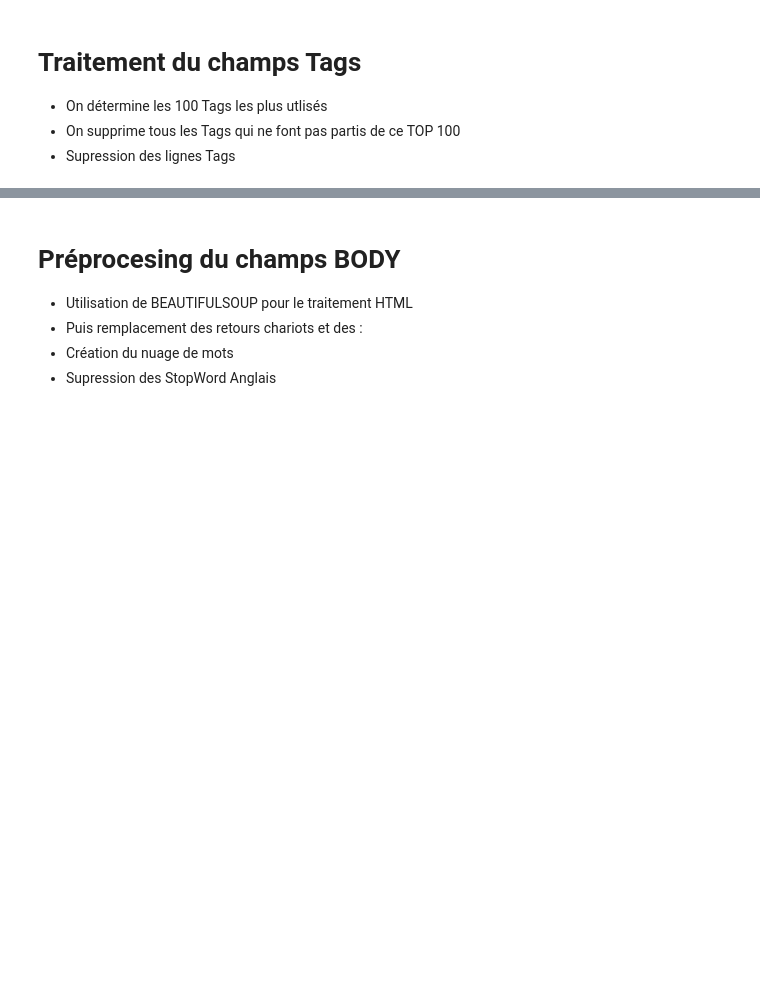
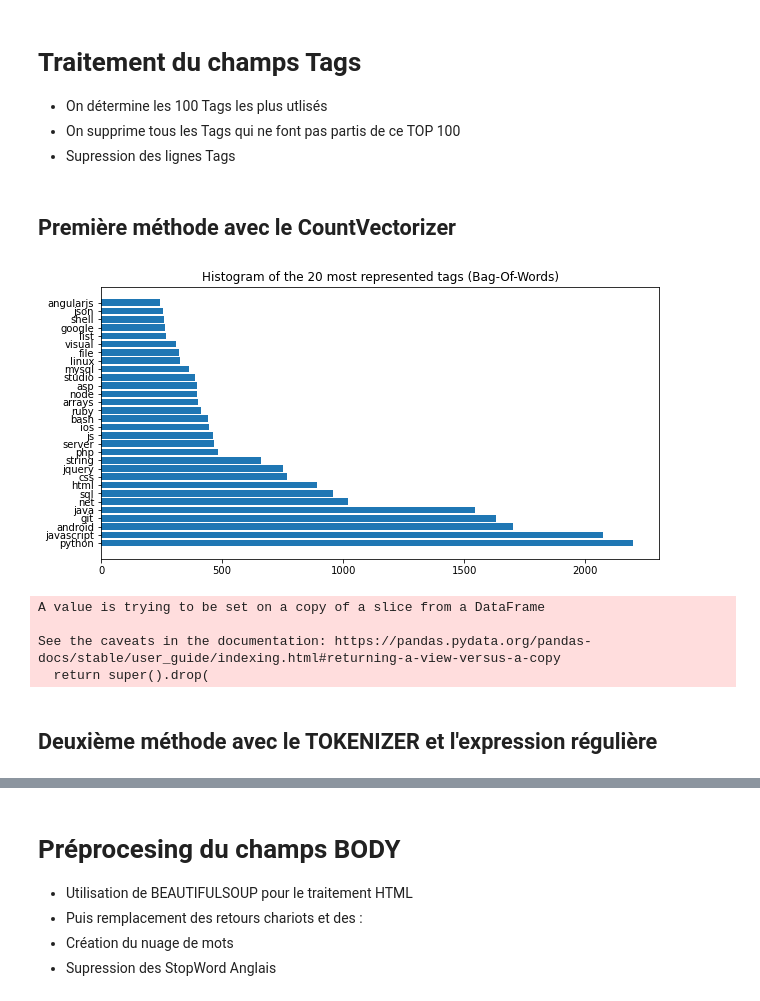
Before and after one commit to jeje0410/P6_Categorisation_questions, a Jupyter notebook: P6_Analyse.ipynb, the cells around one changed output, grey strips where cells are left out. Cells and saved outputs as stored; diff of their text form; code cells hidden in the pictures; blank space fills up the shorter version.

```diff
--- a/P6_Analyse.ipynb
+++ b/P6_Analyse.ipynb
@@ -57,9 +59,26 @@ True
 * On détermine les 100 Tags les plus utlisés
 * On supprime tous les Tags qui ne font pas partis de ce TOP 100
 * Supression des lignes Tags
+# %% [markdown]
+## Première méthode avec le CountVectorizer
 # %%
-#Expression régulière pour prendre uniquement les valeurs entre <>
-tokenizer = RegexpTokenizer('(?<=\<).*?(?=\>)')
-
-#Création de la colonne avec ces valeurs
-df['tags_words'] = df.apply(lambda row: tokenizer.tokenize(row['Tags']), axis=1)
+# Processing tags
+df["Tags"] = df["Tags"].replace({"<" : " "},
+                                     regex=True)
+df["Tags"] = df["Tags"].replace({">" : ","},
+                                     regex=True)
+df["Tags"] = df["Tags"].str.rstrip(',')
+# %%
+vectorizer = CountVectorizer(max_features=100)
+bow_tags = vectorizer.fit_transform(df["Tags"]).toarray()
+df_tags = pd.DataFrame(bow_tags, columns=vectorizer.get_feature_names_out())
+df_tags = pd.DataFrame(df_tags.sum(), columns=["Value"])
+# %%
+top_20_tags_word = df_tags.sort_values("Value", ascending=False)[:30]
+
+plt.figure(figsize=(10,5))
+plt.barh(y=top_20_tags_word.index, width=top_20_tags_word.Value)
+plt.title("Histogram of the 20 most represented tags (Bag-Of-Words)")
+plt.show()
+# %% [output]
+[figure, added]
@@ -66 +91,16 @@ df['tags_words'] = df.apply(lambda row: tokenizer.tokenize(row['Tags']), axis=1)
+# %%
+tags = ["Tags_1", "Tags_2", "Tags_3", "Tags_4", "Tags_5"]
+
+for i in tags_more_frequent:
+    for j in tags:
+        more_frequent = df.loc[df[j].str.contains(i, na=True)]
+
+more_frequent.drop(["Tags_1", "Tags_2", "Tags_3", "Tags_4", "Tags_5"], axis=1, inplace=True)
+# %% [output]
+A value is trying to be set on a copy of a slice from a DataFrame
+
+See the caveats in the documentation: https://pandas.pydata.org/pandas-docs/stable/user_guide/indexing.html#returning-a-view-versus-a-copy
+  return super().drop(
+# %% [markdown]
+## Deuxième méthode avec le TOKENIZER et l'expression régulière
 # %%
```
Also changed, not shown: parts of 9 cells of this notebook.
